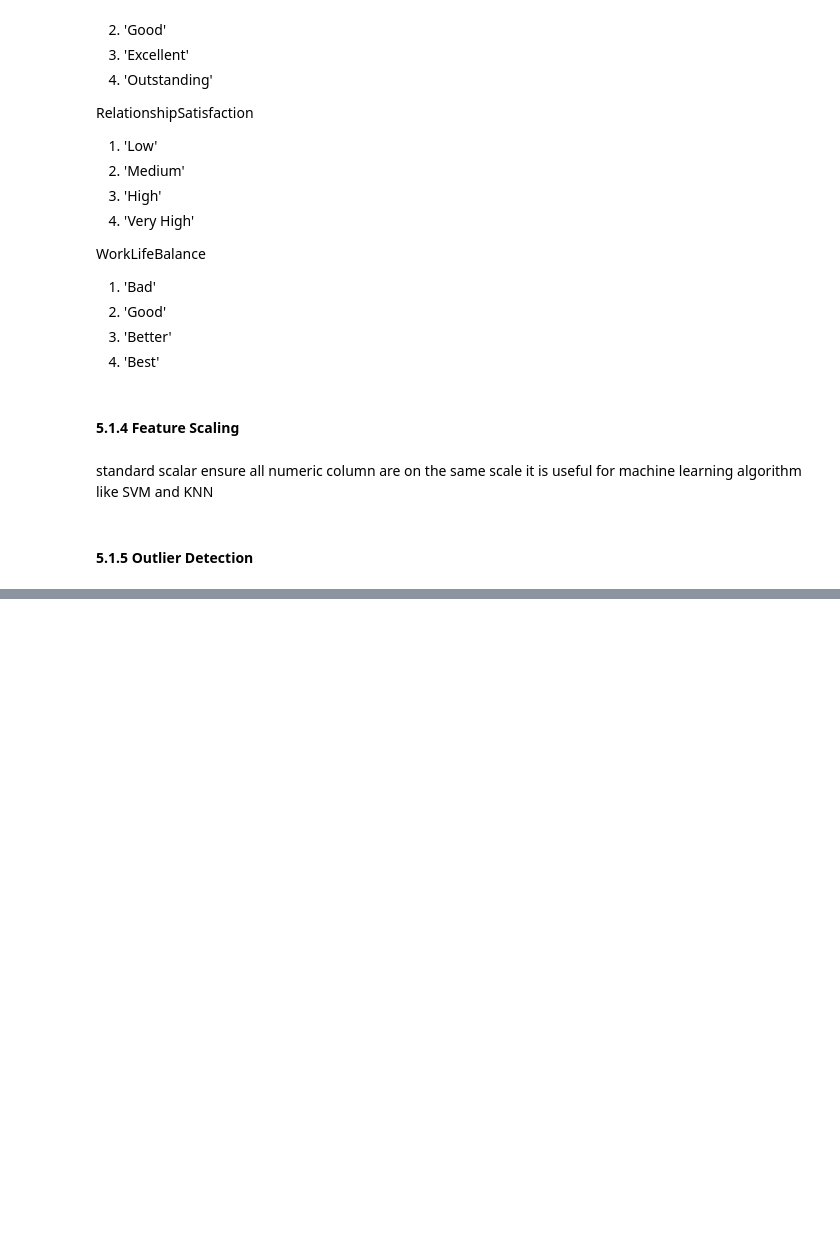
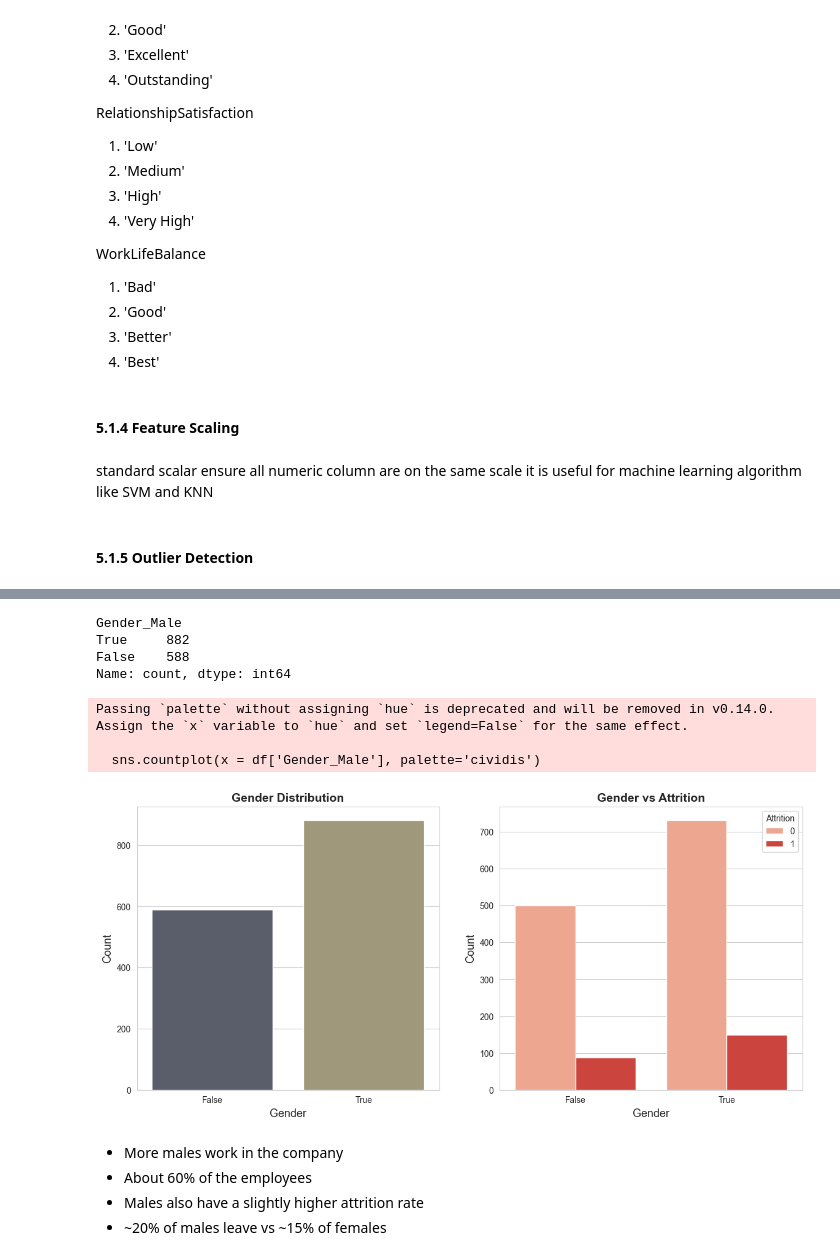
Before and after one commit to nomankhan0347893-web/mentorship-program-devsil, a Jupyter notebook: week_07_project/week_7_pro.ipynb, the cells around one changed output, grey strips where cells are left out. Cells and saved outputs as stored; diff of their text form; code cells hidden in the pictures; blank space fills up the shorter version.

```diff
--- a/week_07_project/week_7_pro.ipynb
+++ b/week_07_project/week_7_pro.ipynb
@@ -401,0 +449,32 @@ plt.show()
+# %%
+df['Gender_Male'].value_counts()
+# %% [output]
+Gender_Male
+True     882
+False    588
+Name: count, dtype: int64
+# %%
+# lets check how many male and female work in the company and their attrition rate
+plt.figure(figsize=(14,6))
+plt.subplot(121)
+sns.countplot(x = df['Gender_Male'], palette='cividis')
+plt.title('Gender Distribution', fontsize=14, fontweight='bold')
+plt.xlabel('Gender', fontsize=13)
+plt.ylabel('Count', fontsize=13)
+
+plt.subplot(122)
+sns.countplot(x = df['Gender_Male'],hue=df['Attrition'], palette='Reds')
+plt.title('Gender vs Attrition', fontsize=14, fontweight='bold')
+plt.xlabel('Gender', fontsize=13)
+plt.ylabel('Count', fontsize=13)
+plt.show()
+# %% [output]
+Passing `palette` without assigning `hue` is deprecated and will be removed in v0.14.0. Assign the `x` variable to `hue` and set `legend=False` for the same effect.
+
+  sns.countplot(x = df['Gender_Male'], palette='cividis')
+[figure, added]
+# %% [markdown]
+* More males work in the company
+* About 60% of the employees
+* Males also have a slightly higher attrition rate
+* ~20% of males leave vs ~15% of females
```
Also changed, not shown: parts of 36 cells of this notebook, 1 other file.
